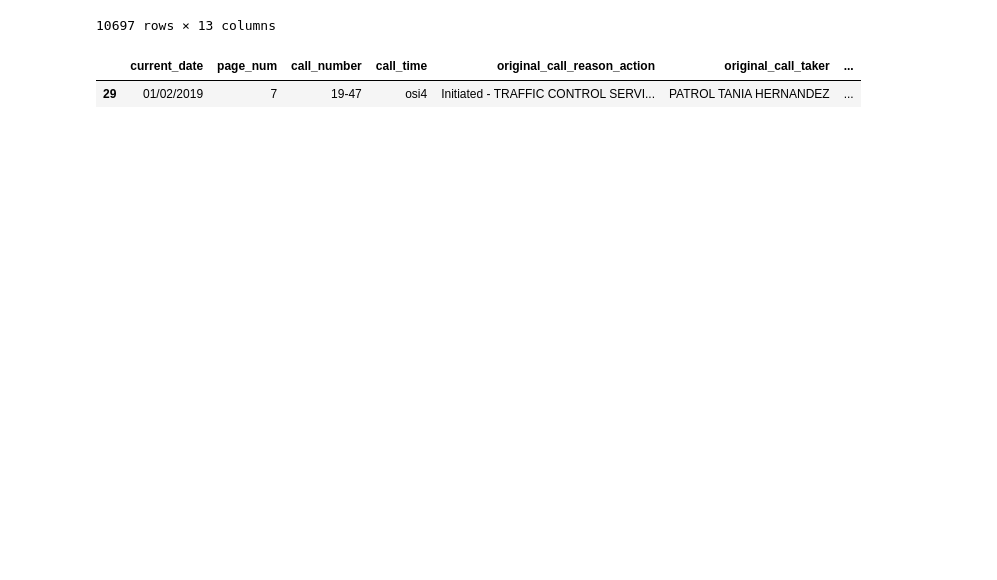
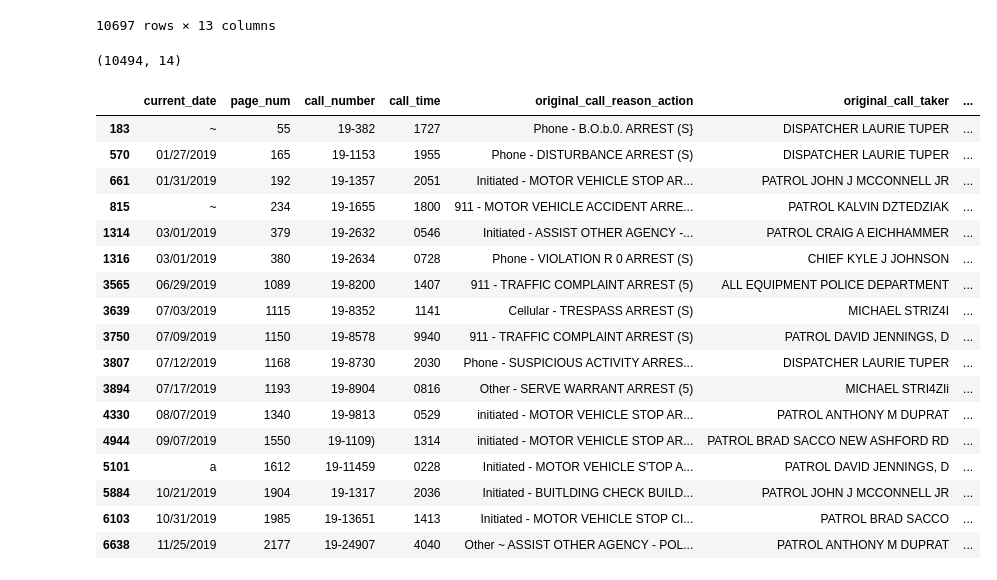
Before and after one commit to annahaensch/datathon4justice, a Jupyter notebook: code/Alex/2021_10_22_parse_text_to_csv.ipynb, the cells around one changed output. Saved outputs shown, nothing was run; the diff lists cells and outputs as text; code cells hidden in the pictures; blank space fills up the shorter version.

```diff
--- a/code/Alex/2021_10_22_parse_text_to_csv.ipynb
+++ b/code/Alex/2021_10_22_parse_text_to_csv.ipynb
@@ -544,9 +544,32 @@ parsed_pages
 parsed_pages.to_csv('../../data/parsed_logs_2019.csv', mode='w', index=False, header=True)
 # %%
 all2019 = pd.read_csv('../../data/parsed_logs_2019.csv')
-all2019[all2019['call_number'] == '19-47']
+#all2019[all2019['call_number'] == '19-47']
+
+all2019.shape
 # %% [output]
-|  | current_date | page_num | call_number | call_time | original_call_reason_action | original_call_taker | ... |
-| 29 | 01/02/2019 | 7 | 19-47 | osi4 | Initiated - TRAFFIC CONTROL SERVI... | PATROL TANIA HERNANDEZ | ... |
+(10494, 14)
+# %%
+nsub = all2019.dropna(subset=['narrative_text']).reset_index(drop=True)
+nsub[nsub['narrative_text'].str.contains('Arrest')]
+# %% [output]
+|  | current_date | page_num | call_number | call_time | original_call_reason_action | original_call_taker | ... |
+| 183 | ~ | 55 | 19-382 | 1727 | Phone - B.O.b.0. ARREST (S} | DISPATCHER LAURIE TUPER | ... |
+| 570 | 01/27/2019 | 165 | 19-1153 | 1955 | Phone - DISTURBANCE ARREST (S) | DISPATCHER LAURIE TUPER | ... |
+| 661 | 01/31/2019 | 192 | 19-1357 | 2051 | Initiated - MOTOR VEHICLE STOP AR... | PATROL JOHN J MCCONNELL JR | ... |
+| 815 | ~ | 234 | 19-1655 | 1800 | 911 - MOTOR VEHICLE ACCIDENT ARRE... | PATROL KALVIN DZTEDZIAK | ... |
+| 1314 | 03/01/2019 | 379 | 19-2632 | 0546 | Initiated - ASSIST OTHER AGENCY -... | PATROL CRAIG A EICHHAMMER | ... |
+| 1316 | 03/01/2019 | 380 | 19-2634 | 0728 | Phone - VIOLATION R 0 ARREST (S) | CHIEF KYLE J JOHNSON | ... |
+| 3565 | 06/29/2019 | 1089 | 19-8200 | 1407 | 911 - TRAFFIC COMPLAINT ARREST (5) | ALL EQUIPMENT POLICE DEPARTMENT | ... |
+| 3639 | 07/03/2019 | 1115 | 19-8352 | 1141 | Cellular - TRESPASS ARREST (S) | MICHAEL STRIZ4I | ... |
+| 3750 | 07/09/2019 | 1150 | 19-8578 | 9940 | 911 - TRAFFIC COMPLAINT ARREST (S) | PATROL DAVID JENNINGS, D | ... |
+| 3807 | 07/12/2019 | 1168 | 19-8730 | 2030 | Phone - SUSPICIOUS ACTIVITY ARRES... | DISPATCHER LAURIE TUPER | ... |
+| 3894 | 07/17/2019 | 1193 | 19-8904 | 0816 | Other - SERVE WARRANT ARREST (5) | MICHAEL STRI4ZIi | ... |
+| 4330 | 08/07/2019 | 1340 | 19-9813 | 0529 | initiated - MOTOR VEHICLE STOP AR... | PATROL ANTHONY M DUPRAT | ... |
+| 4944 | 09/07/2019 | 1550 | 19-1109) | 1314 | initiated - MOTOR VEHICLE STOP AR... | PATROL BRAD SACCO NEW ASHFORD RD | ... |
+| 5101 | a | 1612 | 19-11459 | 0228 | Initiated - MOTOR VEHICLE S'TOP A... | PATROL DAVID JENNINGS, D | ... |
+| 5884 | 10/21/2019 | 1904 | 19-1317 | 2036 | Initiated - BUITLDING CHECK BUILD... | PATROL JOHN J MCCONNELL JR | ... |
+| 6103 | 10/31/2019 | 1985 | 19-13651 | 1413 | Initiated - MOTOR VEHICLE STOP CI... | PATROL BRAD SACCO | ... |
+| 6638 | 11/25/2019 | 2177 | 19-24907 | 4040 | Other ~ ASSIST OTHER AGENCY - POL... | PATROL ANTHONY M DUPRAT | ... |
 # %%
 'PATROL CRAIG A EICHHAMMER'
```
Also changed, not shown: 6 other files.
